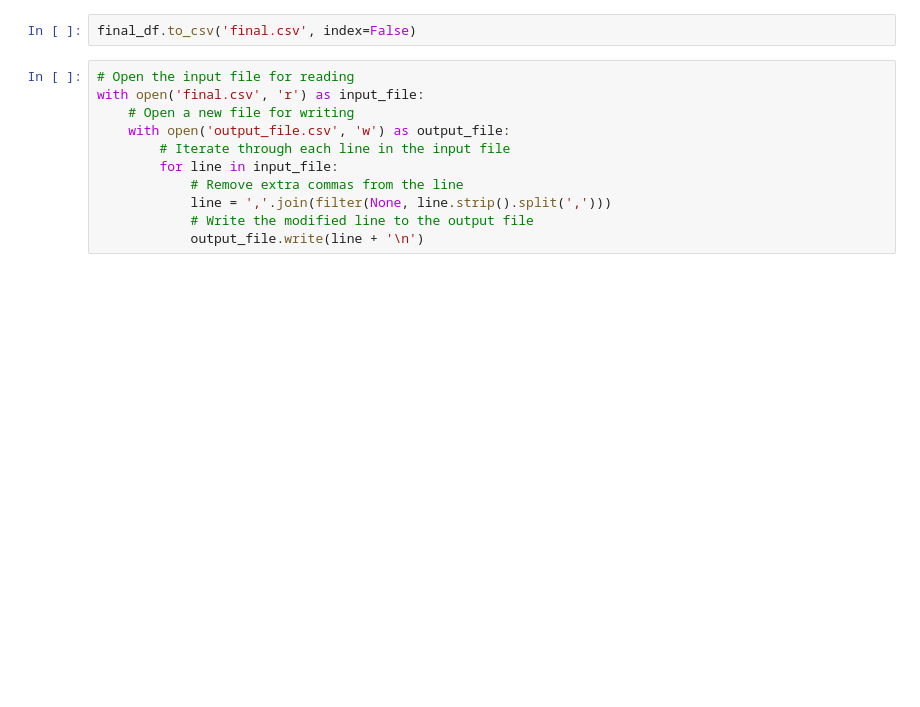
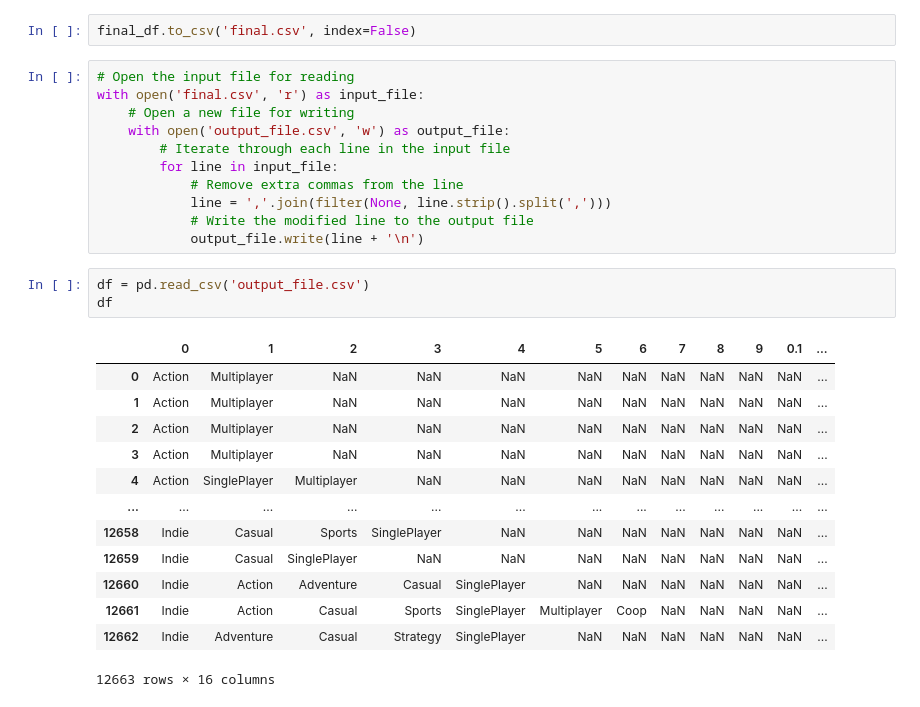
Before and after one commit to PranitKatwe/SteamPlay-Recommender, a Jupyter notebook: Apriori_Data_Prep.ipynb, the cells around one changed output. Saved outputs shown, nothing was run; the diff lists cells and outputs as text; blank space fills up the shorter version.

```diff
--- a/Apriori_Data_Prep.ipynb
+++ b/Apriori_Data_Prep.ipynb
@@ -283,3 +283,20 @@ with open('final.csv', 'r') as input_file:
             line = ','.join(filter(None, line.strip().split(',')))
             # Write the modified line to the output file
             output_file.write(line + '\n')
+# %%
+df = pd.read_csv('output_file.csv')
+df
+# %% [output]
+|  | 0 | 1 | 2 | 3 | 4 | 5 | 6 | 7 | 8 | 9 | 0.1 | ... |
+| 0 | Action | Multiplayer | NaN | NaN | NaN | NaN | NaN | NaN | NaN | NaN | NaN | ... |
+| 1 | Action | Multiplayer | NaN | NaN | NaN | NaN | NaN | NaN | NaN | NaN | NaN | ... |
+| 2 | Action | Multiplayer | NaN | NaN | NaN | NaN | NaN | NaN | NaN | NaN | NaN | ... |
+| 3 | Action | Multiplayer | NaN | NaN | NaN | NaN | NaN | NaN | NaN | NaN | NaN | ... |
+| 4 | Action | SinglePlayer | Multiplayer | NaN | NaN | NaN | NaN | NaN | NaN | NaN | NaN | ... |
+| ... | ... | ... | ... | ... | ... | ... | ... | ... | ... | ... | ... | ... |
+| 12658 | Indie | Casual | Sports | SinglePlayer | NaN | NaN | NaN | NaN | NaN | NaN | NaN | ... |
+| 12659 | Indie | Casual | SinglePlayer | NaN | NaN | NaN | NaN | NaN | NaN | NaN | NaN | ... |
+| 12660 | Indie | Action | Adventure | Casual | SinglePlayer | NaN | NaN | NaN | NaN | NaN | NaN | ... |
+| 12661 | Indie | Action | Casual | Sports | SinglePlayer | Multiplayer | Coop | NaN | NaN | NaN | NaN | ... |
+| 12662 | Indie | Adventure | Casual | Strategy | SinglePlayer | NaN | NaN | NaN | NaN | NaN | NaN | ... |
+12663 rows × 16 columns
```
